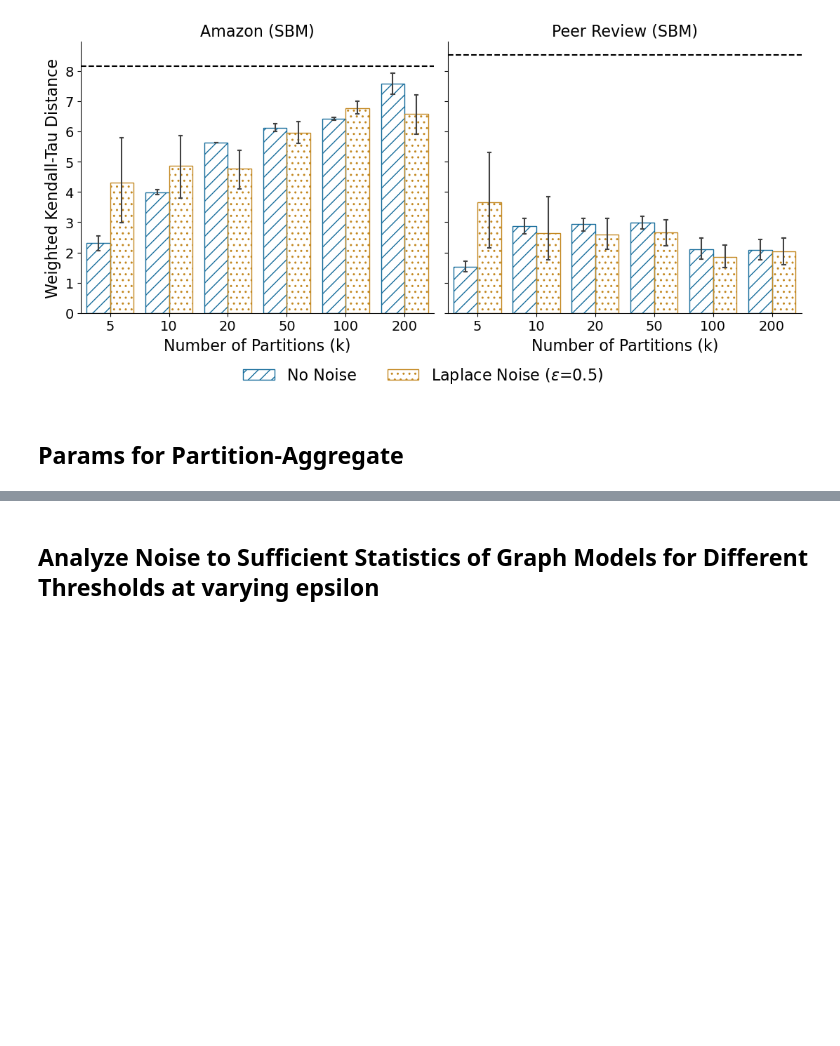
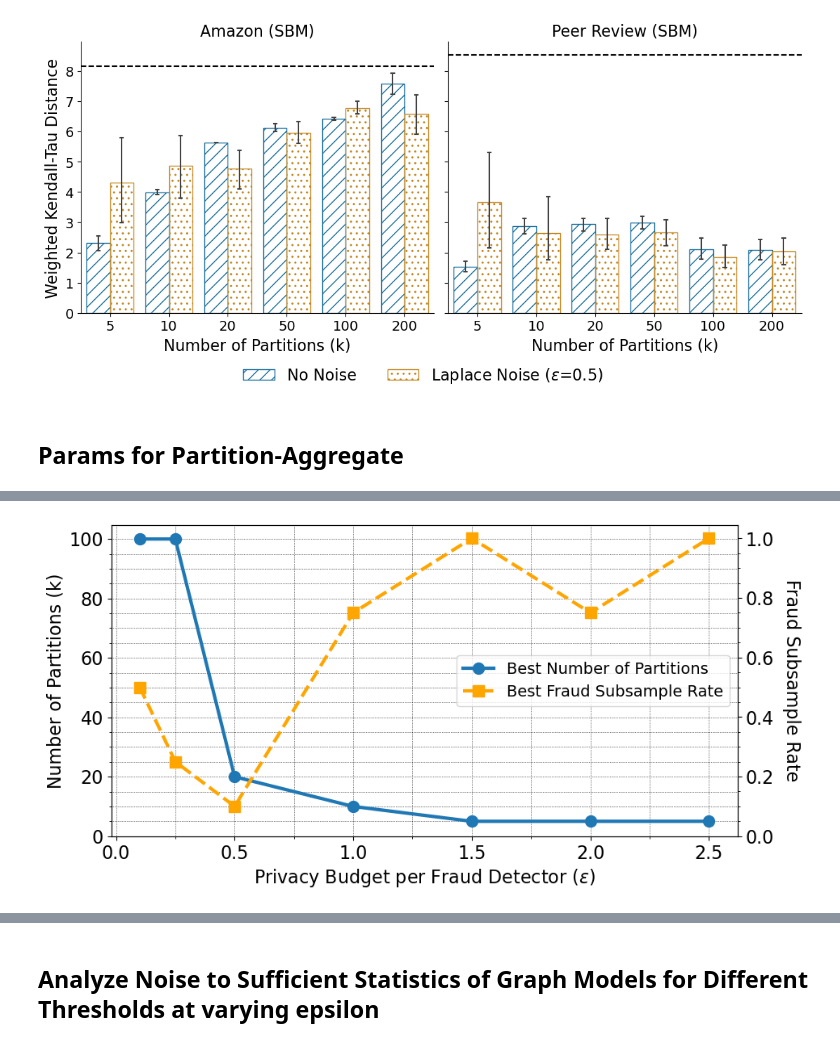
Before and after one commit to akgoldberg/private_fraud_benchmarking, a Jupyter notebook: visualizations.ipynb, the cells around one changed output, grey strips where cells are left out. Saved outputs shown, nothing was run; the diff lists cells and outputs as text; code cells hidden in the pictures; blank space fills up the shorter version.

```diff
--- a/visualizations.ipynb
+++ b/visualizations.ipynb
@@ -100,13 +100,14 @@ Random: 8.1541
 Test vs. Val peer_review_sbm: 1.1187
 Random: 8.5293
 # %%
-def add_hatches(g, n_bars=2):
+def add_hatches(g, n_bars=2, plot_type='catplot'):
     # hatches for each bar
     hatches = ['//', '..', 'xx', '++', 'oo', 'O', '||', '\\\\', '|||', '---', '///', '+++']
     hatches = hatches[:n_bars]
 
     # iterate through each subplot / Facet
-    for ax in g.axes.flat:
+    iter_ax = g.axes.flat if plot_type == 'catplot' else [g.axes]
+    for ax in iter_ax:
         # select the correct patches
         patches = [patch for patch in ax.patches]
 
@@ -228,0 +231,37 @@ get_best_params(df, ['yelp', 'elliptic', 'amazon_sbm', 'peer_review_sbm'], 10.)
+# %%
+# setup ax for plot
+fig, ax = plt.subplots(figsize=(10, 5))
+
+best_k_avg = [get_best_params(df, DATASETS, eps, pooled=True, top=1)['k'].values[0] for eps in df.eps.unique()][:-1]
+ax.plot([e/10. for e in df.eps.unique()[:-1]], best_k_avg, marker='o', markersize=10, lw=3, label='Best Number of Partitions')
+plt.xlabel('Privacy Budget per Fraud Detector ($\epsilon$)', fontsize=16)
+plt.ylabel('Number of Partitions (k)', fontsize=16)
+plt.xticks(fontsize=16)
+plt.yticks(np.arange(0, 110, 20), fontsize=16)
+# add minor ticks on y-axis
+plt.gca().yaxis.set_minor_locator(plt.MultipleLocator(5))
+plt.gca().xaxis.set_minor_locator(plt.MultipleLocator(0.25))
+plt.grid(which='major', linestyle=':', linewidth='0.5', color='black')
+plt.grid(which='minor', linestyle=':', linewidth='0.5', color='black')
+
+
+best_subrate_avg = [get_best_params(df, DATASETS, eps, pooled=True, top=1)['sub_rate'].values[0] for eps in df.eps.unique()][:-1]
+# plot with second y-axis
+ax2 = plt.twinx()
+ax2.plot([e/10. for e in df.eps.unique()[:-1]], best_subrate_avg, marker='s', markersize=10, lw=3, color='orange', linestyle='--', label='Best Fraud Subsample Rate')
+# flip ylabel text orientation on right side
+plt.ylabel('Fraud Subsample Rate', fontsize=16, rotation=270, labelpad=24)
+plt.yticks(np.arange(0, 1.1, 0.2), fontsize=16)
+plt.gca().yaxis.set_minor_locator(plt.MultipleLocator(0.05))
+
+lines, labels = ax.get_legend_handles_labels()
+lines2, labels2 = ax2.get_legend_handles_labels()
+ax2.legend(lines + lines2, labels + labels2, loc='center right', fontsize=14)
+
+# ax.legend(title='', fontsize=16)
+
+# # add grid for minor ticks
+plt.savefig('results/figures/best_k_vs_eps.pdf')
+plt.show()
+# %% [output]
+[figure, added]
```
Also changed, not shown: parts of 6 cells of this notebook, 2 other files.
